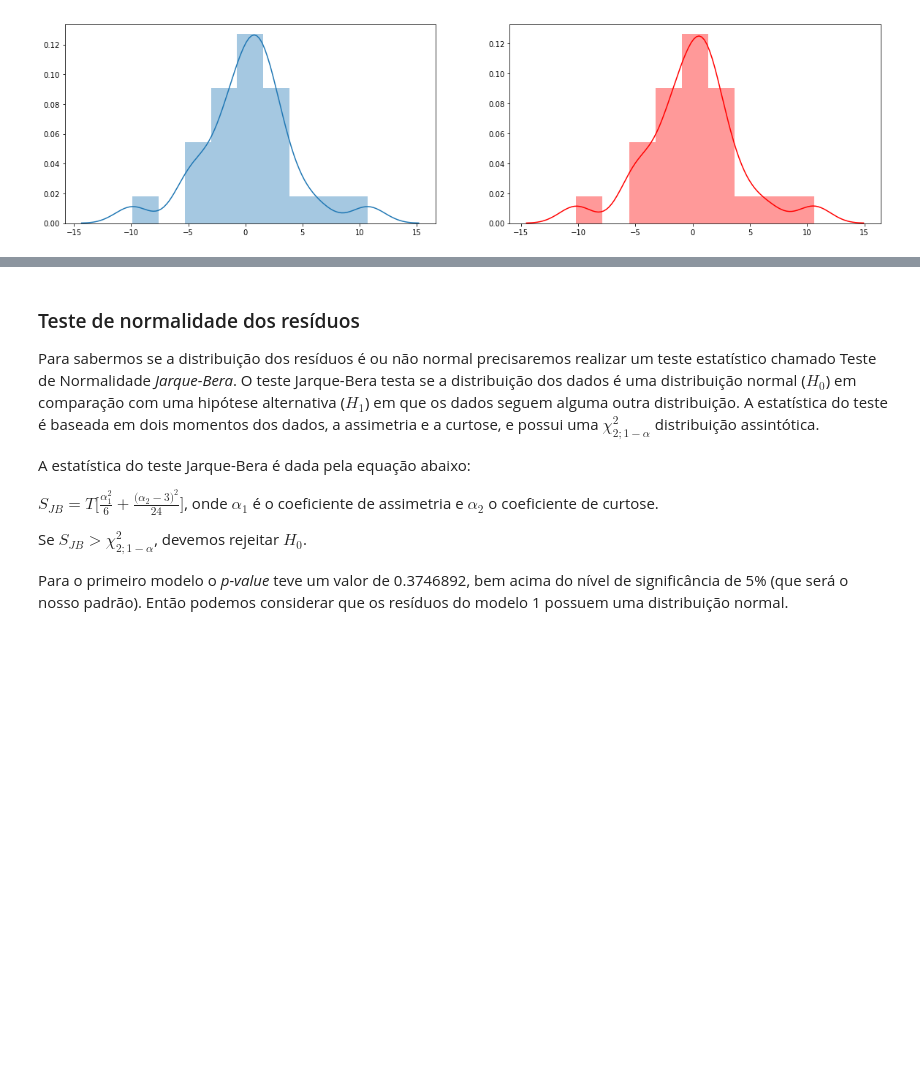
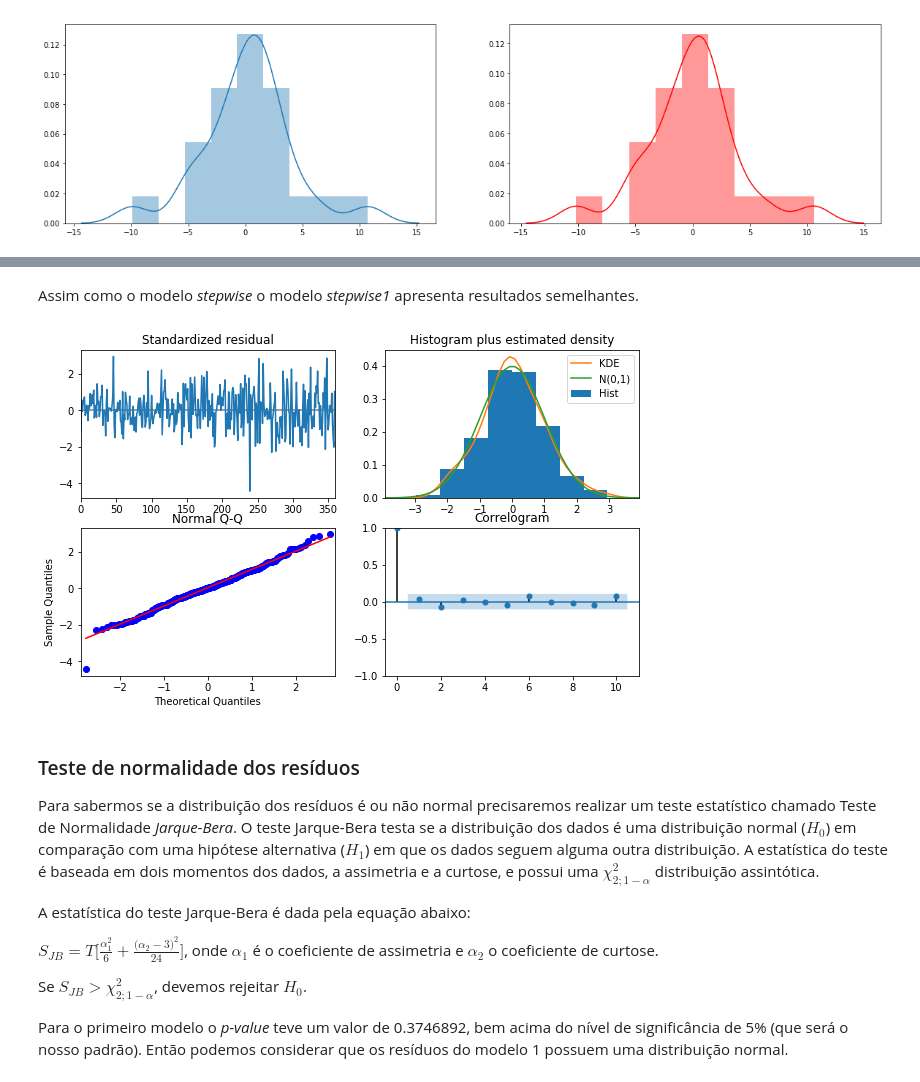
Before and after one commit to IvanildoBatista/Series-Temporais, a Jupyter notebook: AutoARIMA/Aplicando AutoARIMA em Python.ipynb, the cells around one changed output, grey strips where cells are left out. Cells and saved outputs as stored; diff of their text form; code cells hidden in the pictures; blank space fills up the shorter version.

```diff
--- a/AutoARIMA/Aplicando AutoARIMA em Python.ipynb
+++ b/AutoARIMA/Aplicando AutoARIMA em Python.ipynb
@@ -374,3 +384,9 @@ sns.distplot(erros1,ax=ax[1], color='red');
+# %% [markdown]
+Assim como o modelo *stepwise* o modelo *stepwise1* apresenta resultados semelhantes.
+# %%
+stepwise1.plot_diagnostics(figsize=(10,6));
+# %% [output]
+[figure, added]
 # %% [markdown]
 ### Teste de normalidade dos resíduos
 
```
Also changed, not shown: parts of 8 cells of this notebook.
